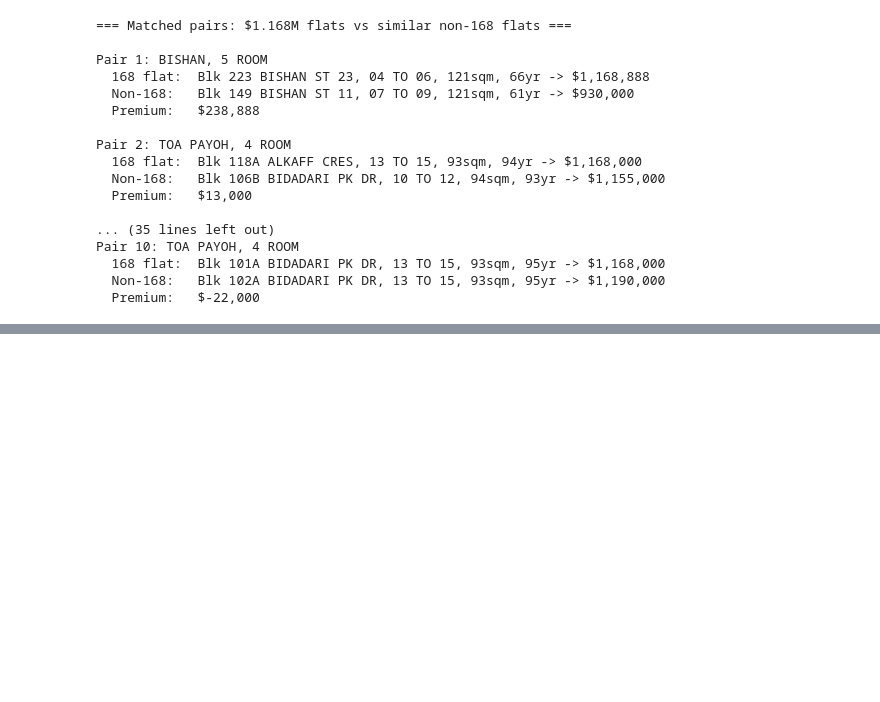
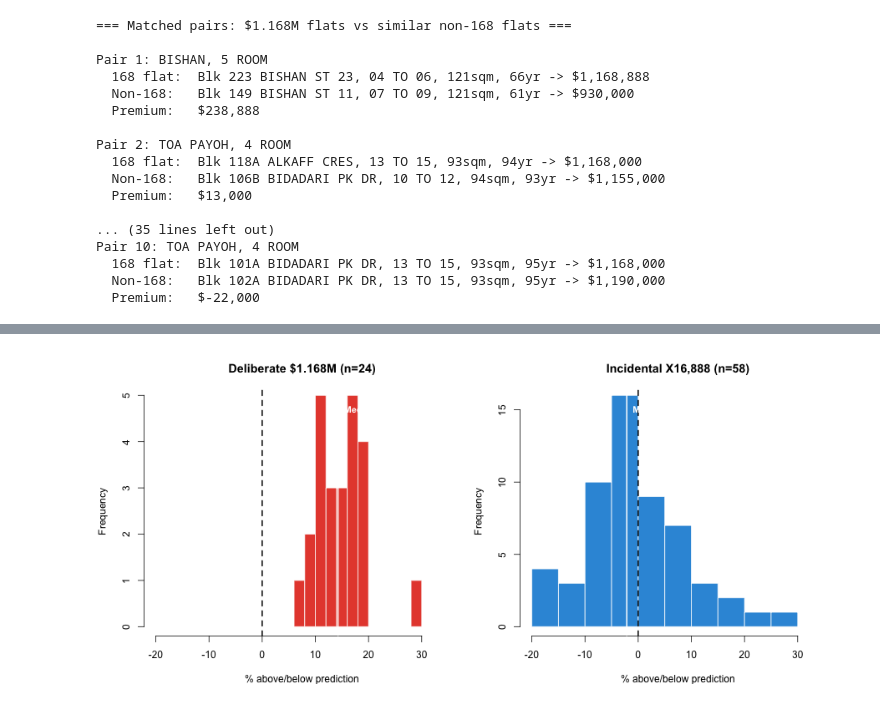
Before and after one commit to wongpeiting/hdb-regression, a Jupyter notebook: 15-168-vs-8-by-price.ipynb, the cells around one changed output, grey strips where cells are left out. Drawn from its saved outputs; the diff is of its cells as text; code cells hidden in the pictures; blank space fills up the shorter version.

```diff
--- a/15-168-vs-8-by-price.ipynb
+++ b/15-168-vs-8-by-price.ipynb
@@ -570,0 +615,33 @@ The bottom line for the story is simple: the 168 premium is not a generalised "p
+# %%
+%%R -w 900 -h 400
+par(mfrow = c(1, 2), mar = c(4, 4, 3, 1))
+
+# Deliberate: histogram of % gap
+deliberate <- df_168[df_168$type_168 == 'Deliberate ($1.168M)', ]
+deliberate$gap_pct <- (deliberate$resale_price - deliberate$pred_base) / deliberate$pred_base * 100
+
+hist(deliberate$gap_pct, breaks = 15, col = '#e74c3c', border = 'white',
+     main = sprintf('Deliberate $1.168M (n=%d)', nrow(deliberate)),
+     xlab = '% above/below prediction',
+     xlim = c(-20, 35))
+abline(v = 0, col = 'black', lwd = 2, lty = 2)
+abline(v = median(deliberate$gap_pct), col = 'white', lwd = 2)
+text(median(deliberate$gap_pct), par('usr')[4] * 0.9,
+     sprintf('Median: +%.1f%%', median(deliberate$gap_pct)),
+     col = 'white', cex = 0.9, font = 2, pos = 4)
+
+# Incidental: histogram of % gap
+incidental <- df_168[df_168$type_168 == 'Incidental (X16,888)', ]
+incidental$gap_pct <- (incidental$resale_price - incidental$pred_base) / incidental$pred_base * 100
+
+hist(incidental$gap_pct, breaks = 15, col = '#3498db', border = 'white',
+     main = sprintf('Incidental X16,888 (n=%d)', nrow(incidental)),
+     xlab = '% above/below prediction',
+     xlim = c(-20, 35))
+abline(v = 0, col = 'black', lwd = 2, lty = 2)
+abline(v = median(incidental$gap_pct), col = 'white', lwd = 2)
+text(median(incidental$gap_pct), par('usr')[4] * 0.9,
+     sprintf('Median: %+.1f%%', median(incidental$gap_pct)),
+     col = 'white', cex = 0.9, font = 2, pos = 4)
+# %% [output]
+[figure, added]
```
Also changed, not shown: parts of 4 cells of this notebook.
